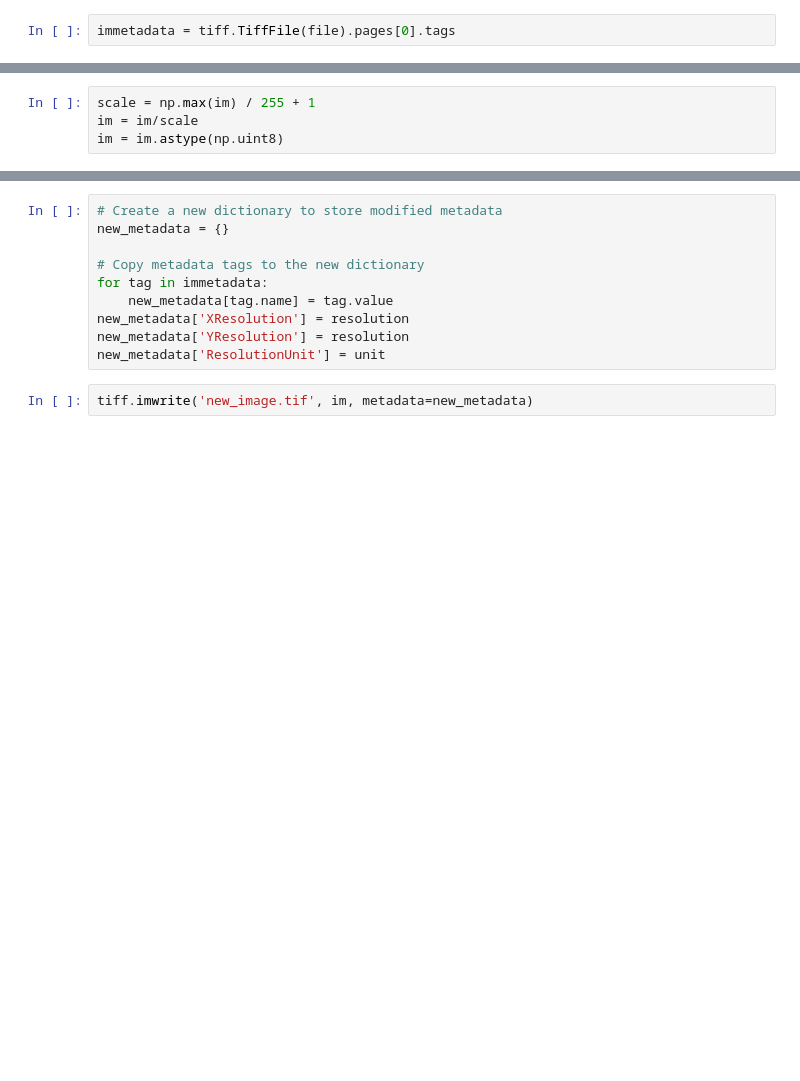
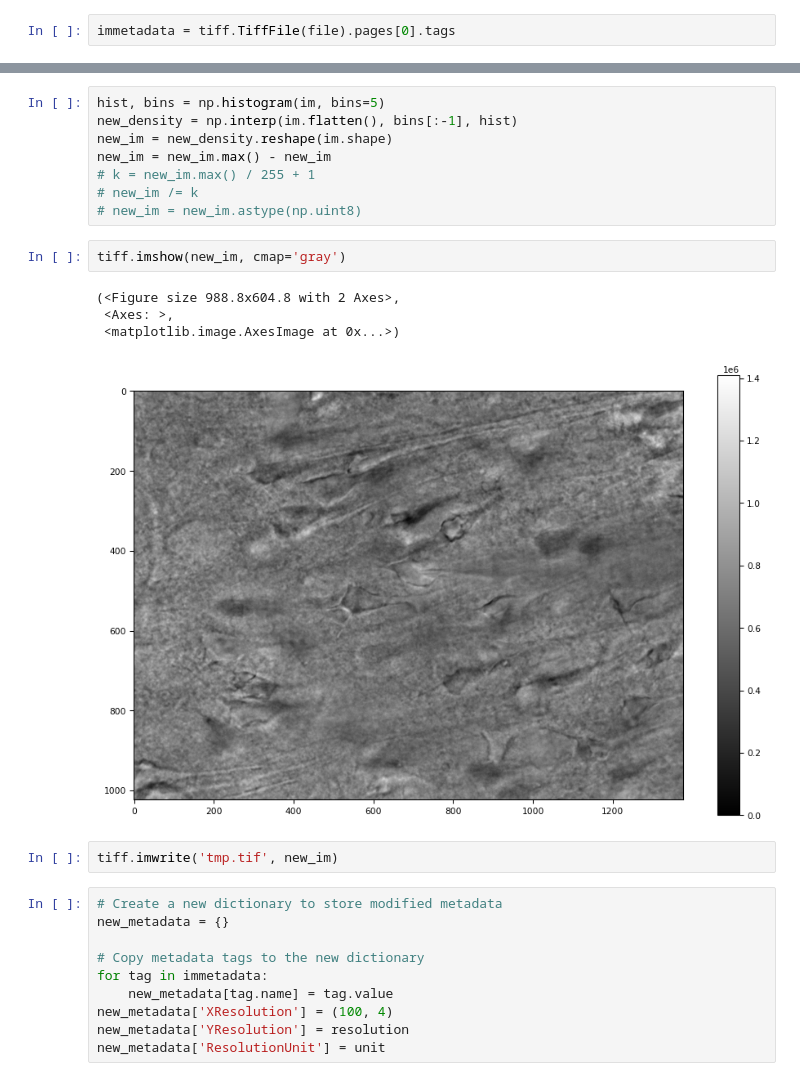
Before and after one commit to qdongatuw/scipro_image_auto_brightness_calibration, a Jupyter notebook: demo.ipynb, the cells around one changed output, grey strips where cells are left out. Saved outputs shown, nothing was run; the diff lists cells and outputs as text; blank space fills up the shorter version.

```diff
--- a/demo.ipynb
+++ b/demo.ipynb
@@ -84,4 +49,0 @@ unit = 'micron'
-# %%
-scale = np.max(im) / 255 + 1
-im = im/scale
-im = im.astype(np.uint8)
@@ -92,3 +71,20 @@ im.max()
+# %%
+hist, bins = np.histogram(im, bins=5)
+new_density = np.interp(im.flatten(), bins[:-1], hist)
+new_im = new_density.reshape(im.shape)
+new_im = new_im.max() - new_im
+# k = new_im.max() / 255 + 1
+# new_im /= k
+# new_im = new_im.astype(np.uint8)
+# %%
+tiff.imshow(new_im, cmap='gray')
+# %% [output]
+(<Figure size 988.8x604.8 with 2 Axes>,
+ <Axes: >,
+ <matplotlib.image.AxesImage at 0x...>)
+[figure, added]
+# %%
+tiff.imwrite('tmp.tif', new_im)
 # %%
 # Create a new dictionary to store modified metadata
 new_metadata = {}
@@ -96,8 +92,6 @@ new_metadata = {}
 # Copy metadata tags to the new dictionary
 for tag in immetadata:
     new_metadata[tag.name] = tag.value
-new_metadata['XResolution'] = resolution
+new_metadata['XResolution'] = (100, 4)
 new_metadata['YResolution'] = resolution
 new_metadata['ResolutionUnit'] = unit
-# %%
-tiff.imwrite('new_image.tif', im, metadata=new_metadata)
```
Also changed, not shown: parts of 23 cells of this notebook, 3 other files.
